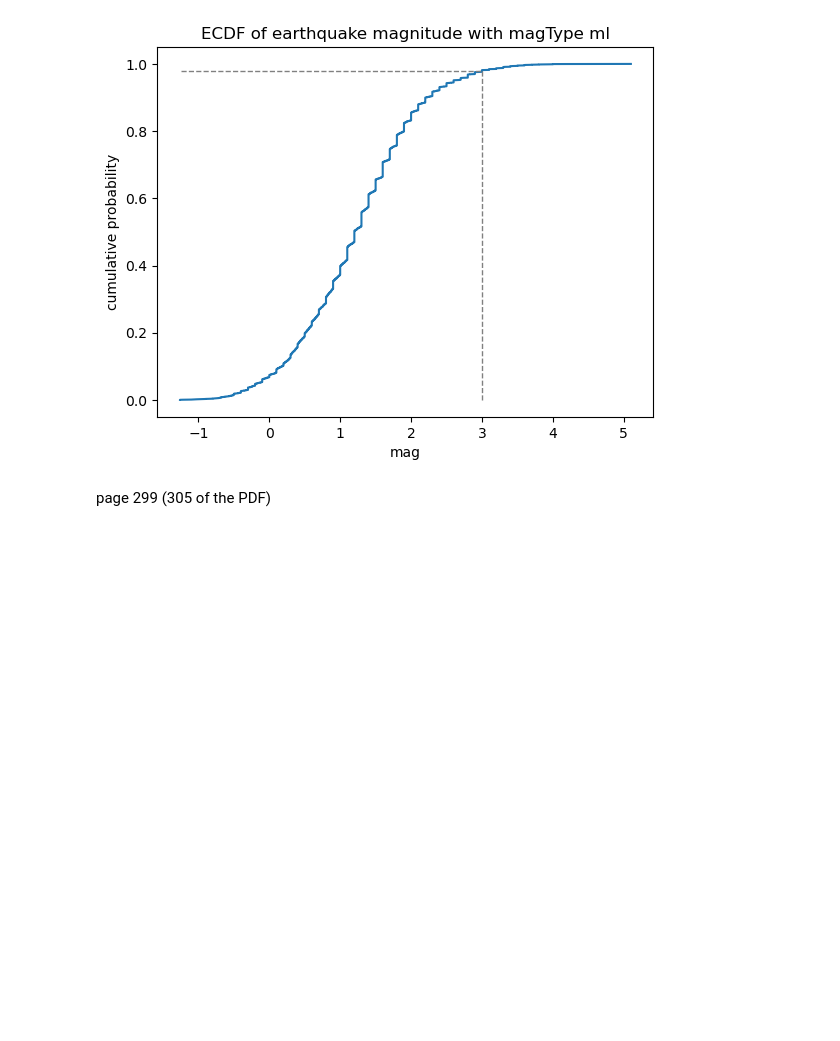
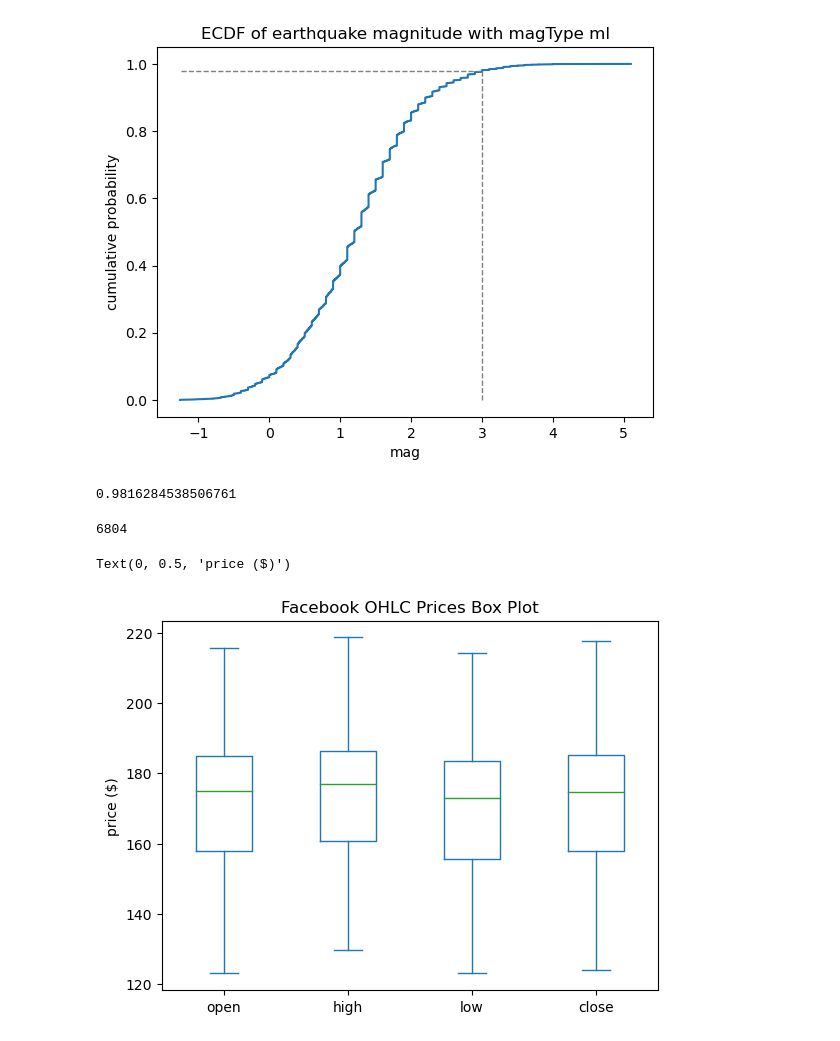
Before and after one commit to pydatawrangler/eda_ref, a Jupyter notebook: hands_on_pandas/notebooks/09_hands_on_pandas_chap5.ipynb, the cells around one changed output. Cells and saved outputs as stored; diff of their text form; code cells hidden in the pictures; blank space fills up the shorter version.

```diff
--- a/hands_on_pandas/notebooks/09_hands_on_pandas_chap5.ipynb
+++ b/hands_on_pandas/notebooks/09_hands_on_pandas_chap5.ipynb
@@ -329,5 +329,20 @@ plt.title('ECDF of earthquake magnitude with magType ml')
 # %% [output]
 Text(0.5, 1.0, 'ECDF of earthquake magnitude with magType ml')
 [figure]
-# %% [markdown]
-page 299 (305 of the PDF)
+# %%
+np.mean(ecdf.x <= 3)
+# %% [output]
+0.9816284538506761
+# %%
+len(ecdf.y)
+# %% [output]
+6804
+# %%
+fb.iloc[:, :4].plot(
+    kind='box',
+    title='Facebook OHLC Prices Box Plot'
+)
+plt.ylabel('price ($)')
+# %% [output]
+Text(0, 0.5, 'price ($)')
+[figure, added]
```
Also changed, not shown: parts of 18 cells of this notebook.
